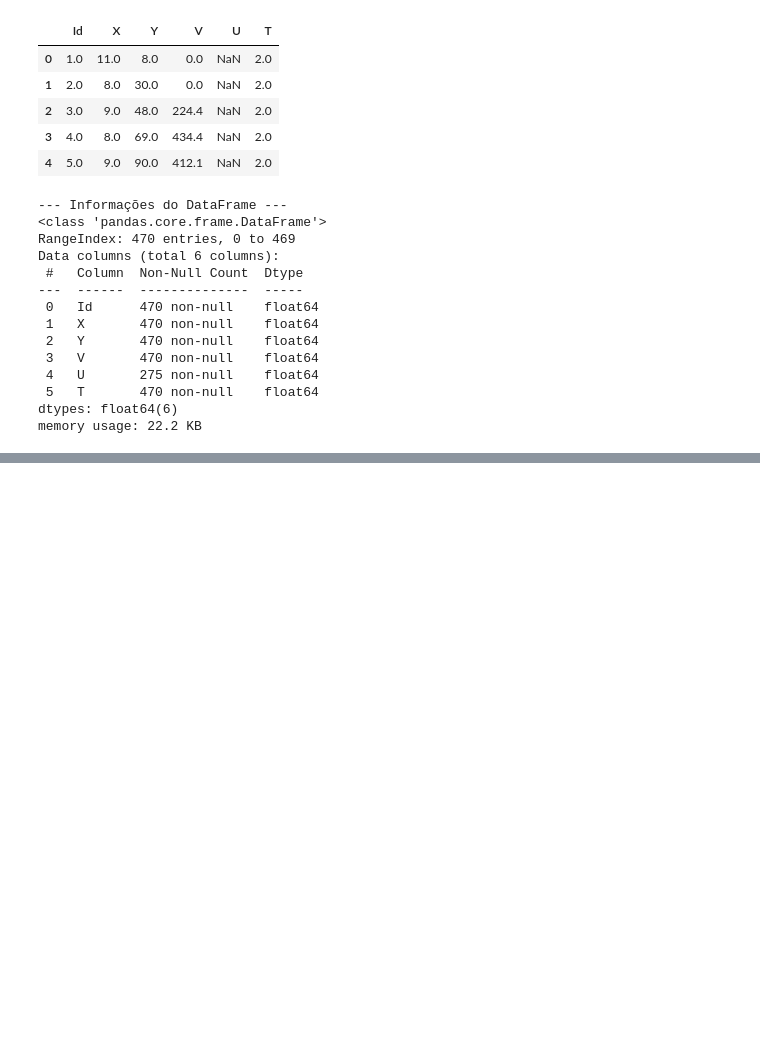
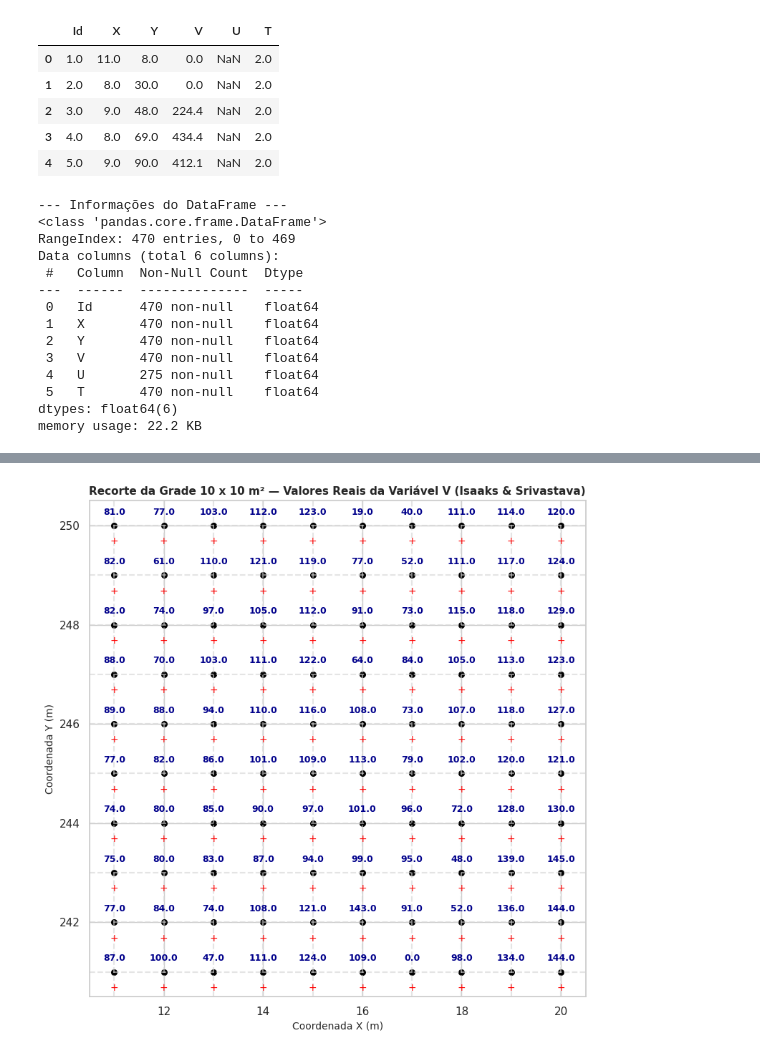
Before and after one commit to julianovale/geoestatistica, a Jupyter notebook: 001_geoestatistica.ipynb, the cells around one changed output, grey strips where cells are left out. Saved outputs shown, nothing was run; the diff lists cells and outputs as text; code cells hidden in the pictures; blank space fills up the shorter version.

```diff
--- a/001_geoestatistica.ipynb
+++ b/001_geoestatistica.ipynb
@@ -80,0 +157,83 @@ memory usage: 22.2 KB
+# %%
+import matplotlib.pyplot as plt
+import numpy as np
+
+# 1. Definindo as coordenadas da grade (X de 11 a 20, Y de 241 a 250)
+x_vals = np.arange(11, 21)
+y_vals = np.arange(241, 251)
+xx, yy = np.meshgrid(x_vals, y_vals)
+
+# 2. Matriz exata de 10x10 com os valores de V do livro (de Y=250 em cima até Y=241 embaixo)
+# Cada linha corresponde a um Y (do 250 descendo até o 241) e colunas de X (11 até 20)
+v_matrix = np.array(
+    [
+        [81, 77.0, 103.0, 112.0, 123.0, 19.0, 40.0, 111.0, 114.0, 120.0],  # Y = 250
+        [82.0, 61.0, 110.0, 121.0, 119.0, 77.0, 52.0, 111.0, 117.0, 124.0],  # Y = 249
+        [82.0, 74.0, 97.0, 105.0, 112.0, 91.0, 73.0, 115.0, 118.0, 129.0],  # Y = 248
+        [88.0, 70.0, 103.0, 111.0, 122.0, 64.0, 84.0, 105.0, 113.0, 123.0],  # Y = 247
+        [89.0, 88.0, 94.0, 110.0, 116.0, 108.0, 73.0, 107.0, 118.0, 127.0],  # Y = 246
+        [77.0, 82.0, 86.0, 101.0, 109.0, 113.0, 79.0, 102.0, 120.0, 121.0],  # Y = 245
+        [74.0, 80.0, 85.0, 90.0, 97.0, 101.0, 96.0, 72.0, 128.0, 130.0],  # Y = 244
+        [75.0, 80.0, 83.0, 87.0, 94.0, 99.0, 95.0, 48.0, 139.0, 145.0],  # Y = 243
+        [77.0, 84.0, 74.0, 108.0, 121.0, 143.0, 91.0, 52.0, 136.0, 144.0],  # Y = 242
+        [87.0, 100.0, 47.0, 111.0, 124.0, 109.0, 0.0, 98.0, 134.0, 144.0],  # Y = 241
+    ]
+)
+
+# Como a matriz numpy é indexada de cima para baixo (linha 0 = Y=250),
+# invertemos a matriz verticalmente para bater com o eixo cartesiano Y crescendo para cima:
+v_plot = np.flipud(v_matrix)
+
+# 3. Plotagem da Grade 10x10
+fig, ax = plt.subplots(figsize=(9, 9))
+
+ax.set_xlim(10.5, 20.5)
+ax.set_ylim(240.5, 250.5)
+
+# Linhas de grade
+for x in x_vals:
+    ax.axvline(x, color="lightgray", linestyle="--", alpha=0.6)
+for y in y_vals:
+    ax.axhline(y, color="lightgray", linestyle="--", alpha=0.6)
+
+# Pontos e Rótulos
+ax.scatter(xx, yy, color="black", s=30)
+
+for i in range(v_matrix.shape[0]):
+    for j in range(v_matrix.shape[1]):
+        val = v_matrix[i, j]
+        x_coord = x_vals[j]
+        y_coord = y_vals[9 - i]  # Invertendo índice para corresponder ao Y correto
+
+        # Exibindo o valor de V em cima e o símbolo '+' embaixo
+        ax.text(
+            x_coord,
+            y_coord + 0.18,
+            f"{val:.1f}" if isinstance(val, float) else str(val),
+            fontsize=9,
+            ha="center",
+            va="bottom",
+            color="darkblue",
+            weight="bold",
+        )
+        ax.text(
+            x_coord,
+            y_coord - 0.22,
+            "+",
+            fontsize=10,
+            ha="center",
+            va="top",
+            color="red",
+        )
+
+ax.set_title(
+    "Recorte da Grade 10 x 10 m² — Valores Reais da Variável V (Isaaks & Srivastava)",
+    fontsize=11,
+    weight="bold",
+)
+ax.set_xlabel("Coordenada X (m)")
+ax.set_ylabel("Coordenada Y (m)")
+plt.gca().set_aspect("equal", adjustable="box")
+plt.show()
+# %% [output]
+[figure, added]
```
Also changed, not shown: parts of 7 cells of this notebook.
